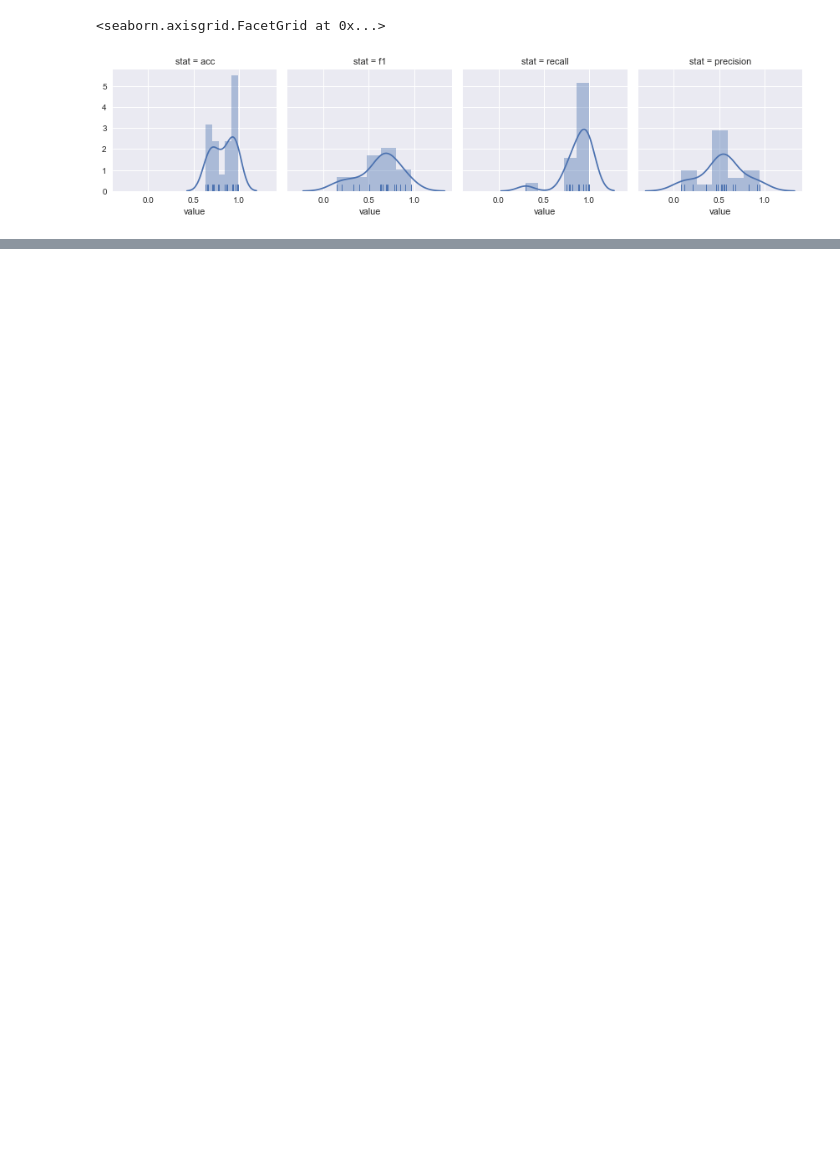
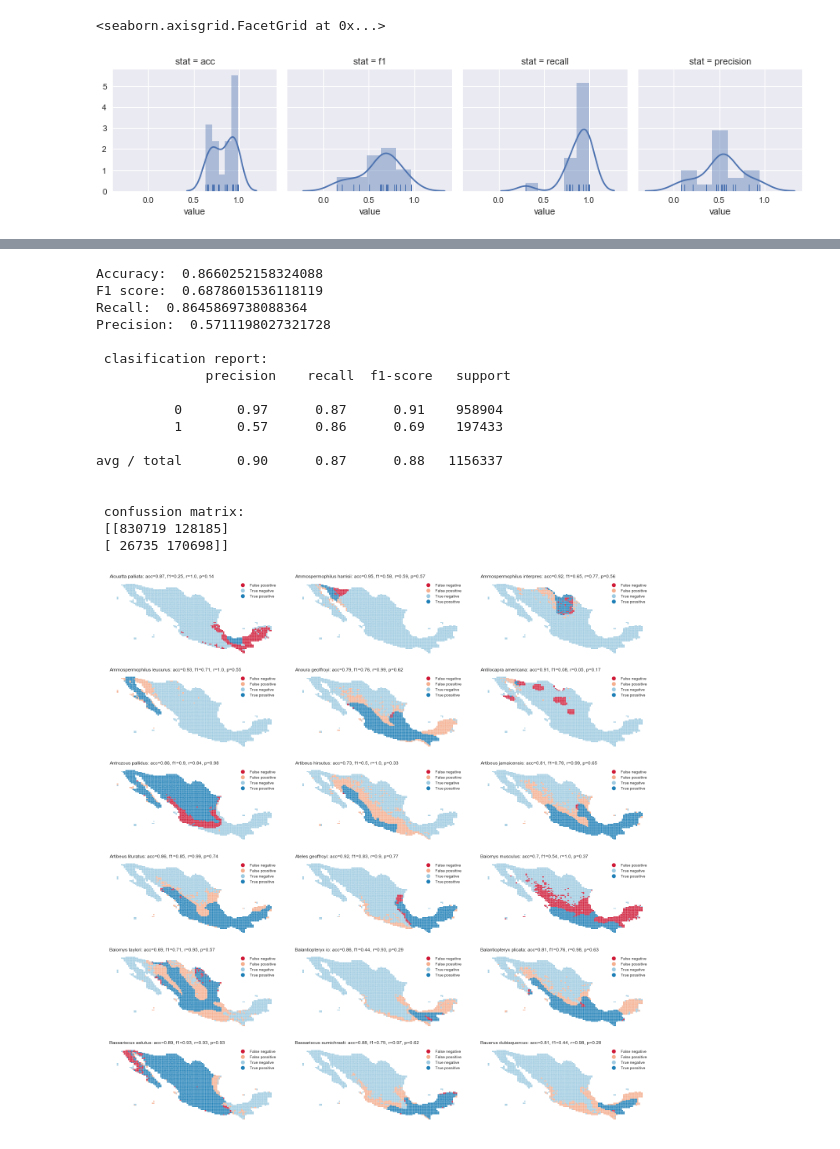
Before and after one commit to rausial/species_notebooks, a Jupyter notebook: SPECIES_vs_Expertos.ipynb, the cells around one changed output, grey strips where cells are left out. Drawn from its saved outputs; the diff is of its cells as text; code cells hidden in the pictures; blank space fills up the shorter version.

```diff
--- a/SPECIES_vs_Expertos.ipynb
+++ b/SPECIES_vs_Expertos.ipynb
@@ -590,0 +617,8 @@ df[df.precision < 0.01]
+# %%
+analysis_res = 32
+grid_path = os.path.join("grids/", "mx_grid_{}km.json".format(analysis_res))
+grid = gpd.read_file(grid_path)
+
+grid_dir = 'grids/'
+# obtener grid con la resolucion que se necesita e intersecar grid con modelos de iucn
+%time sp_cells = get_grid_iucn_intersection(grid_dir, analysis_res, iucn_shp)
@@ -590,0 +628,29 @@ df[df.precision < 0.01]
+# %%
+num_batches = len(sp_cells) // 10
+%time sdms32_df = evaluate_sdms(api_url, sp_cells, grid, analysis_res, start = 0, end=10)
+# %%
+for i in range(1, num_batches + 1):
+    print(i)
+    %time sdms32_df = sdms32_df.append(evaluate_sdms(api_url, sp_cells, grid, analysis_res, start = 10 * i, end = 10 * (i + 1)))
+# %%
+print_eval_stats(sdms32_df)
+plot_confussion_maps(sdms32_df, 20)
+# %% [output]
+Accuracy:  0.8660252158324088
+F1 score:  0.6878601536118119
+Recall:  0.8645869738088364
+Precision:  0.5711198027321728
+
+ clasification report:
+              precision    recall  f1-score   support
+
+          0       0.97      0.87      0.91    958904
+          1       0.57      0.86      0.69    197433
+
+avg / total       0.90      0.87      0.88   1156337
+
+
+ confussion matrix:
+ [[830719 128185]
+ [ 26735 170698]]
+[figure, added]
```
Also changed, not shown: parts of 35 cells of this notebook.
